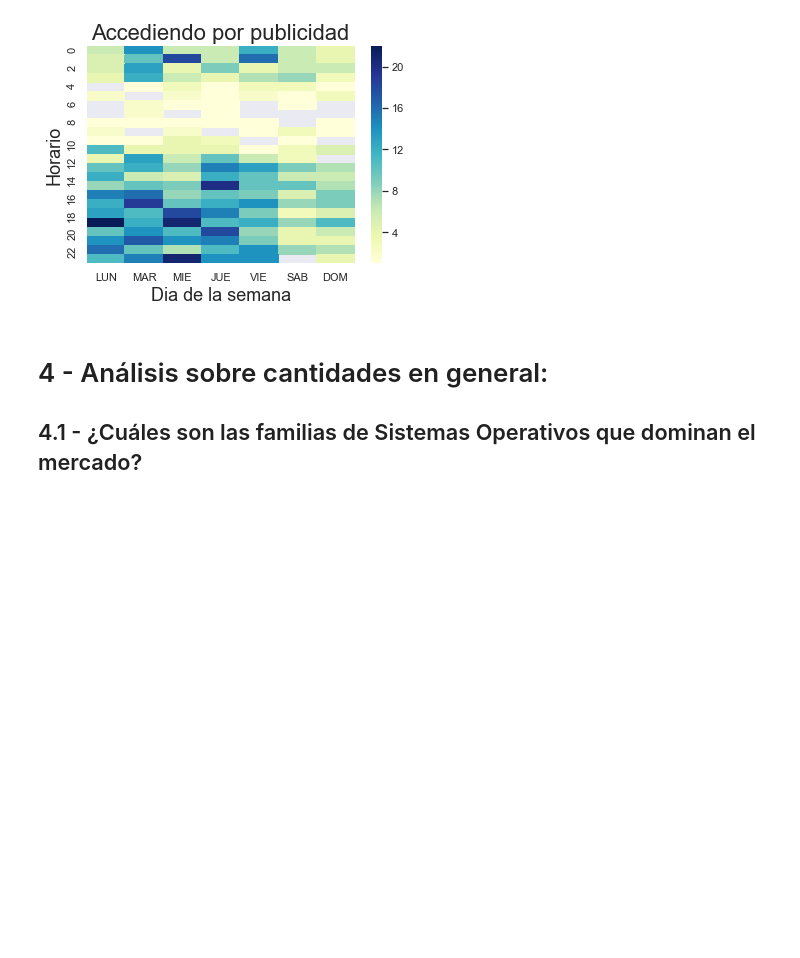
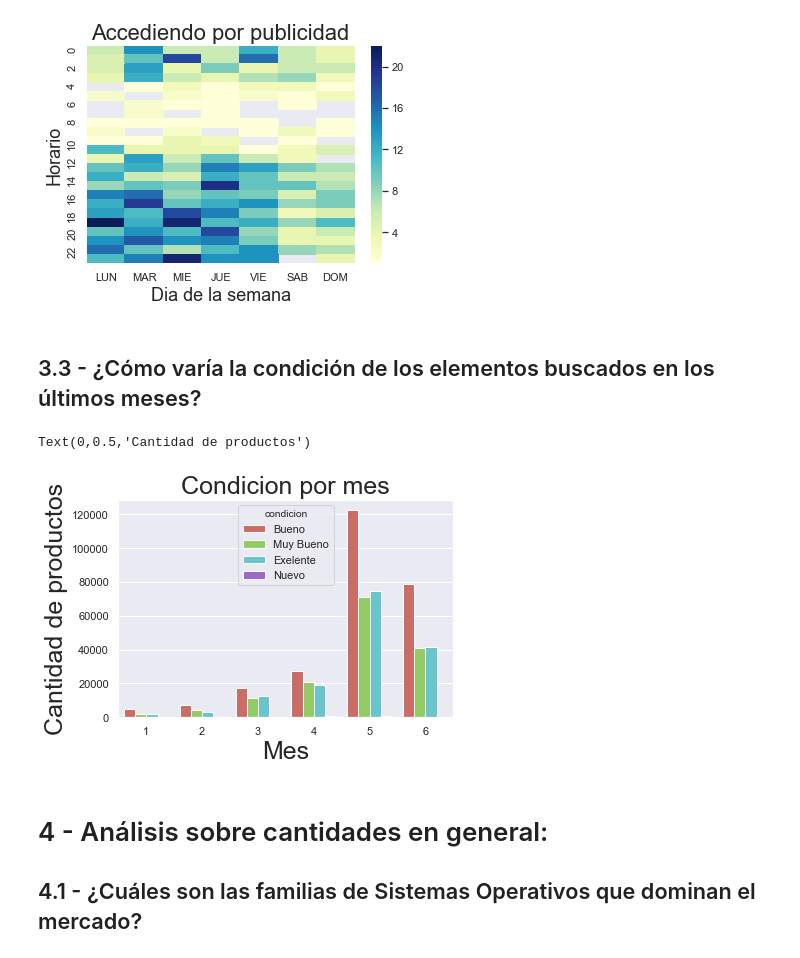
Before and after one commit to asilvestri2020/7506_2C2018, a Jupyter notebook: TP1/Informe_TP1.ipynb, the cells around one changed output. Saved outputs shown, nothing was run; the diff lists cells and outputs as text; code cells hidden in the pictures; blank space fills up the shorter version.

```diff
--- a/TP1/Informe_TP1.ipynb
+++ b/TP1/Informe_TP1.ipynb
@@ -237,6 +238,25 @@ g.set_ylabel("Horario", fontsize=18)
 # %% [output]
 Text(30.5,0.5,'Horario')
 [figure]
+# %% [markdown]
+## 3.3 - ¿Cómo varía la condición de los elementos buscados en los últimos meses?
+# %%
+eventos['condicion'] = ''
+eventos_condicion = eventos[eventos['condition'].notnull()]
+# %%
+eventos_condicion.loc[eventos_condicion.condition.str.contains('Excelente', na=False), 'condicion'] = 'Exelente'
+eventos_condicion.loc[eventos_condicion.condition.str.contains('Muito Bom', na=False), 'condicion'] = 'Muy Bueno'
+eventos_condicion.loc[eventos_condicion.condition.str.contains('Novo', na=False), 'condicion'] = 'Nuevo'
+eventos_condicion.loc[eventos_condicion.condicion == '', 'condicion'] = 'Bueno'
+# %%
+## GRAFICAMOS LA CONDICIÓN DE LOS PRODUCTOS SEGÚN LOS MESES DE OCURRENCIA.
+g = sns.countplot(x="mes", hue="condicion", data=eventos_condicion, palette="hls")
+g.set_title("Condicion por mes", fontsize=25)
+g.set_xlabel("Mes", fontsize=25)
+g.set_ylabel("Cantidad de productos", fontsize=25)
+# %% [output]
+Text(0,0.5,'Cantidad de productos')
+[figure, added]
 # %% [markdown]
 
 # 4 - Análisis sobre cantidades en general:
```
Also changed, not shown: parts of 1 cell of this notebook, 1 other file.
